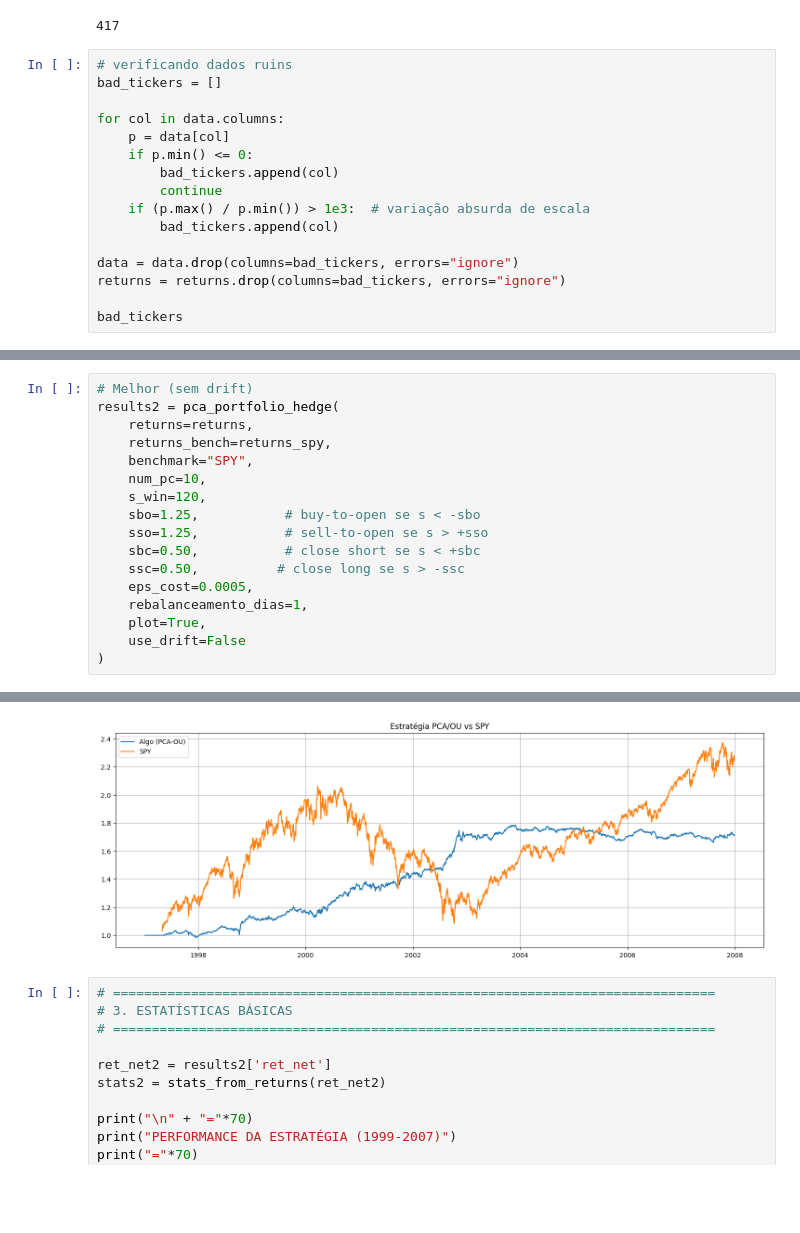
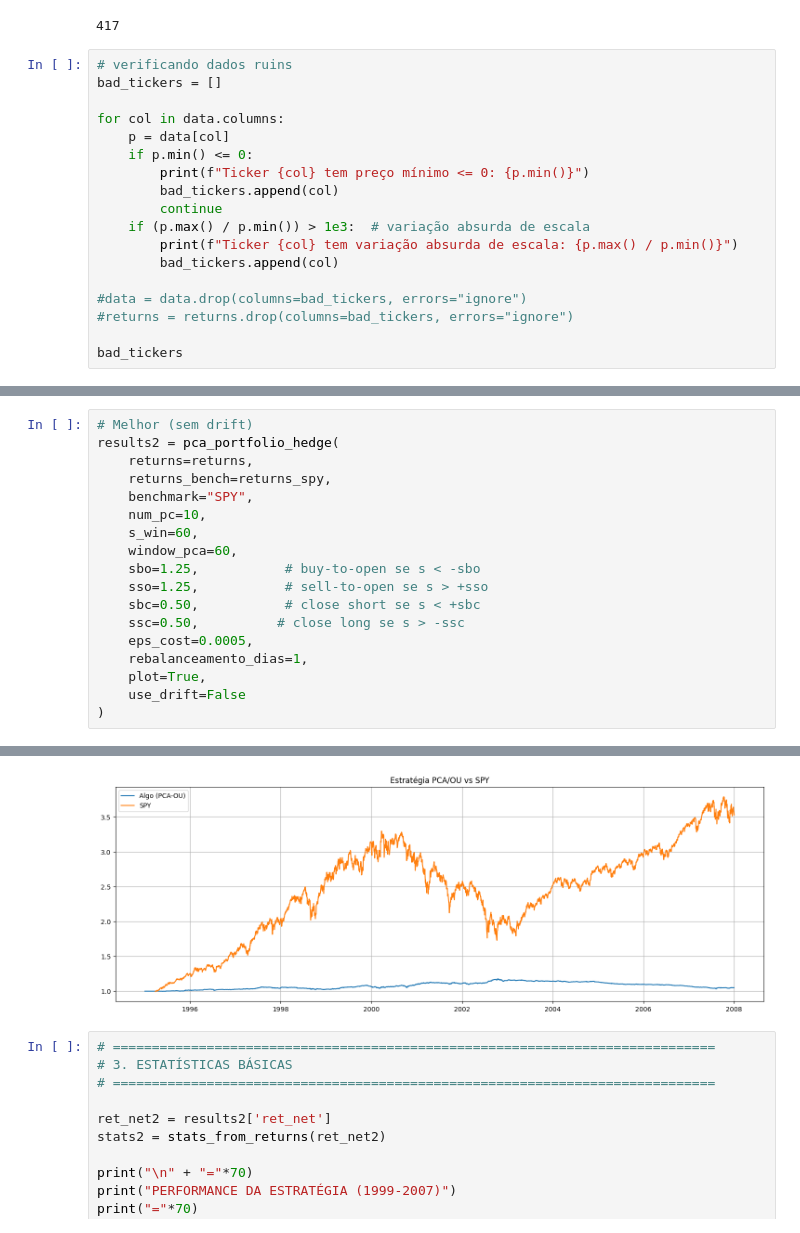
Before and after one commit to savio160502/Statistical-Arbitrage, a Jupyter notebook: run_backtest.ipynb, the cells around one changed output, grey strips where cells are left out. Saved outputs shown, nothing was run; the diff lists cells and outputs as text; blank space fills up the shorter version.

```diff
--- a/run_backtest.ipynb
+++ b/run_backtest.ipynb
@@ -71,13 +244,15 @@ bad_tickers = []
 for col in data.columns:
     p = data[col]
     if p.min() <= 0:
+        print(f"Ticker {col} tem preço mínimo <= 0: {p.min()}")
         bad_tickers.append(col)
         continue
     if (p.max() / p.min()) > 1e3:  # variação absurda de escala
+        print(f"Ticker {col} tem variação absurda de escala: {p.max() / p.min()}")
         bad_tickers.append(col)
 
-data = data.drop(columns=bad_tickers, errors="ignore")
-returns = returns.drop(columns=bad_tickers, errors="ignore")
+#data = data.drop(columns=bad_tickers, errors="ignore")
+#returns = returns.drop(columns=bad_tickers, errors="ignore")
 
 bad_tickers
 # %% [output]
@@ -100,7 +276,8 @@ results2 = pca_portfolio_hedge(
     returns_bench=returns_spy,
     benchmark="SPY",
     num_pc=10,
-    s_win=120,
+    s_win=60,
+    window_pca=60,
     sbo=1.25,           # buy-to-open se s < -sbo
     sso=1.25,           # sell-to-open se s > +sso
     sbc=0.50,           # close short se s < +sbc
@@ -131,4 +308,4 @@ Tempo : 2007-12-28 00:00:00
-[figure, old version]
+[figure, new version]
 # %%
 # =============================================================================
 # 3. ESTATÍSTICAS BÁSICAS
```
Also changed, not shown: parts of 15 cells of this notebook, 1 other file.
